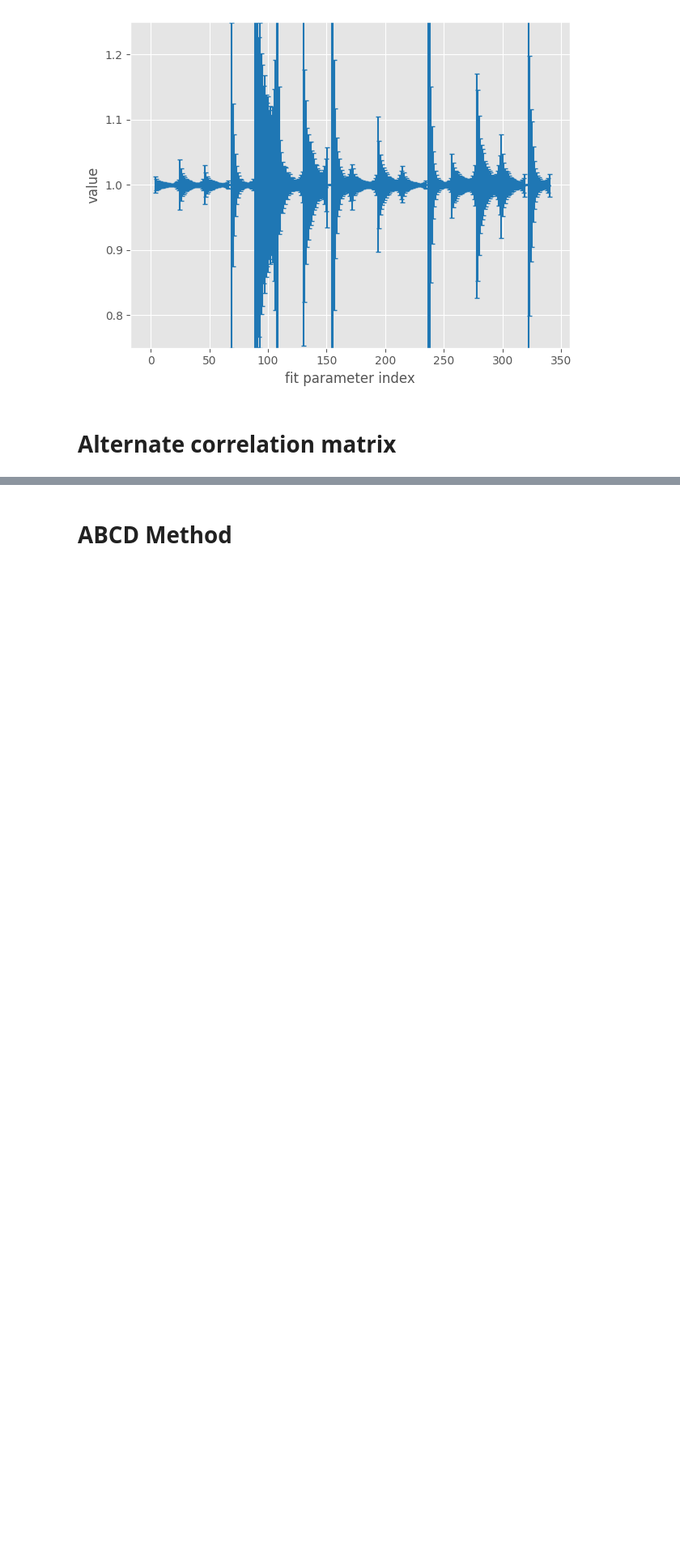
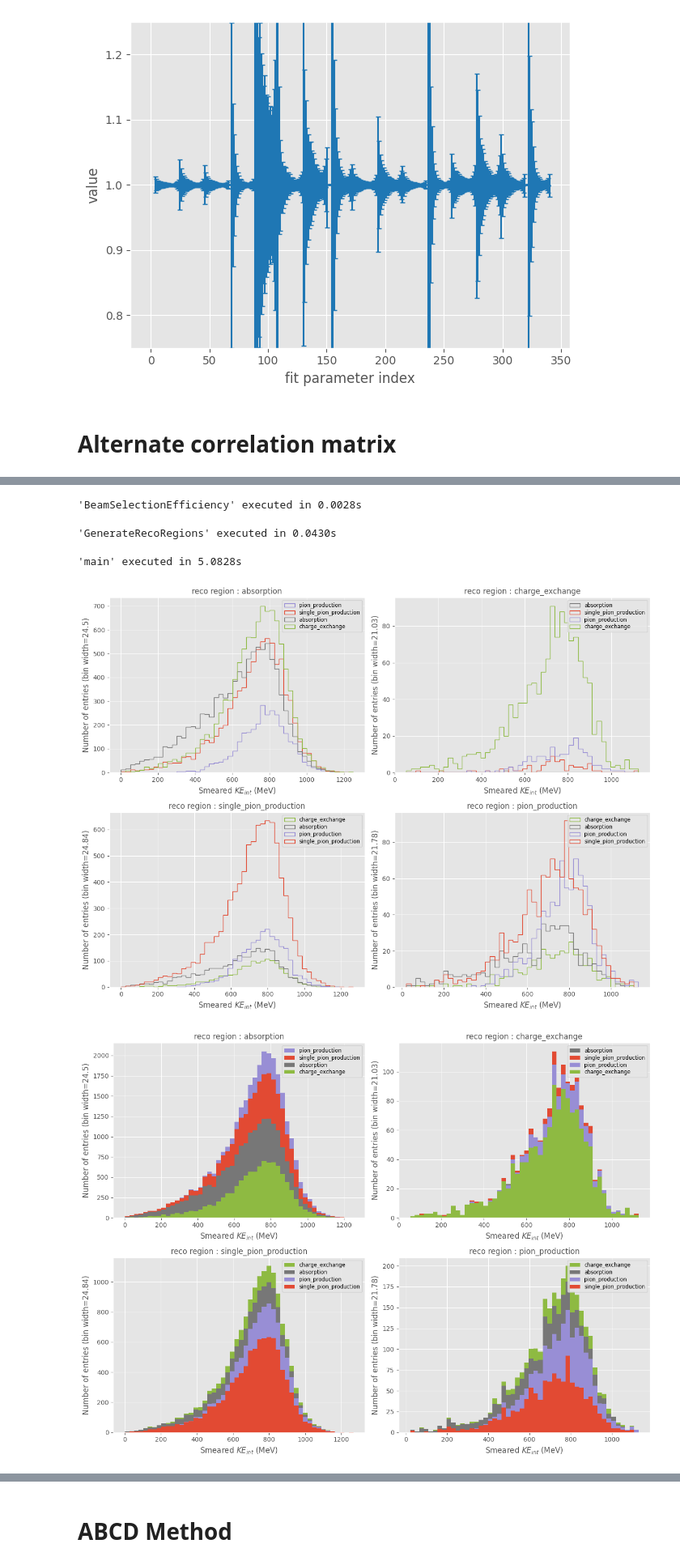
Before and after one commit to dlindebaum/pion-argon-xs-analysis, a Jupyter notebook: analysis/notebooks/cex_region_fit.ipynb, the cells around one changed output, grey strips where cells are left out. Shown at 81% size. Drawn from its saved outputs; the diff is of its cells as text; code cells hidden in the pictures; blank space fills up the shorter version.

```diff
--- a/analysis/notebooks/cex_region_fit.ipynb
+++ b/analysis/notebooks/cex_region_fit.ipynb
@@ -249,0 +315,27 @@ pdf.close()
+# %%
+def CreateConfig(scales : dict):
+    return {
+    "events" : 50805,
+    "step" : 2,
+    "p_init" : 1000,
+    "beam_profile" : "gaussian",
+    "beam_width" : 60,
+
+    "smearing_params" : {
+        "KE_init" : "/home/sb16165/Documents/pi0-analysis/analysis/work/2023/PDSPProd4a_MC_1GeV_reco1_sce_datadriven_v1_ntuple_v09_41_00_03/toy_parameters/smearing/KE_ff_resolution.json",
+        "KE_int" : "/home/sb16165/Documents/pi0-analysis/analysis/work/2023/PDSPProd4a_MC_1GeV_reco1_sce_datadriven_v1_ntuple_v09_41_00_03/toy_parameters/smearing/KE_int_resolution.json",
+        "z_int" : "/home/sb16165/Documents/pi0-analysis/analysis/work/2023/PDSPProd4a_MC_1GeV_reco1_sce_datadriven_v1_ntuple_v09_41_00_03/toy_parameters/smearing/track_length_resolution.json"
+    },
+    "reco_region_fractions" : "/home/sb16165/Documents/pi0-analysis/analysis/work/2023/PDSPProd4a_MC_1GeV_reco1_sce_datadriven_v1_ntuple_v09_41_00_03/toy_parameters/reco_regions/reco_region_fractions.hdf5",
+    "beam_selection_efficiencies" : "/home/sb16165/Documents/pi0-analysis/analysis/work/2023/PDSPProd4a_MC_1GeV_reco1_sce_datadriven_v1_ntuple_v09_41_00_03/toy_parameters/pi_beam_efficiency/beam_selection_efficiencies_true.hdf5",
+    "pdf_scale_factors" : scales,
+    "verbose" : False
+    }
+
+scales = {
+    'absorption': 1,
+    'quasielastic': 1,
+    'charge_exchange': 2,
+    'double_charge_exchange': 1,
+    'pion_production': 1
+    }
@@ -249,0 +358,5 @@ pdf.close()
+# %%
+toy_alt_pdf = cross_section.Toy(df = cex_toy_generator.main(cex_toy_generator.ResolveConfig(CreateConfig(scales))), smearing = True)
+cross_section.Toy.PlotObservablesInRegions(toy_alt_pdf.df.KE_int_smeared, toy_alt_pdf.reco_regions, toy_alt_pdf.truth_regions, "Smeared $KE_{int}$ (MeV)")
+cross_section.Toy.PlotObservablesInRegions(toy_alt_pdf.df.KE_int_smeared, toy_alt_pdf.reco_regions, toy_alt_pdf.truth_regions, "Smeared $KE_{int}$ (MeV)", stacked = True, histtype = "stepfilled")
+# %% [output]
@@ -249,0 +365,5 @@ pdf.close()
+'BeamSelectionEfficiency' executed in 0.0028s
+'GenerateRecoRegions' executed in 0.0430s
+'main' executed in 5.0828s
+[figure, added]
+[figure, added]
```
Also changed, not shown: parts of 23 cells of this notebook.
